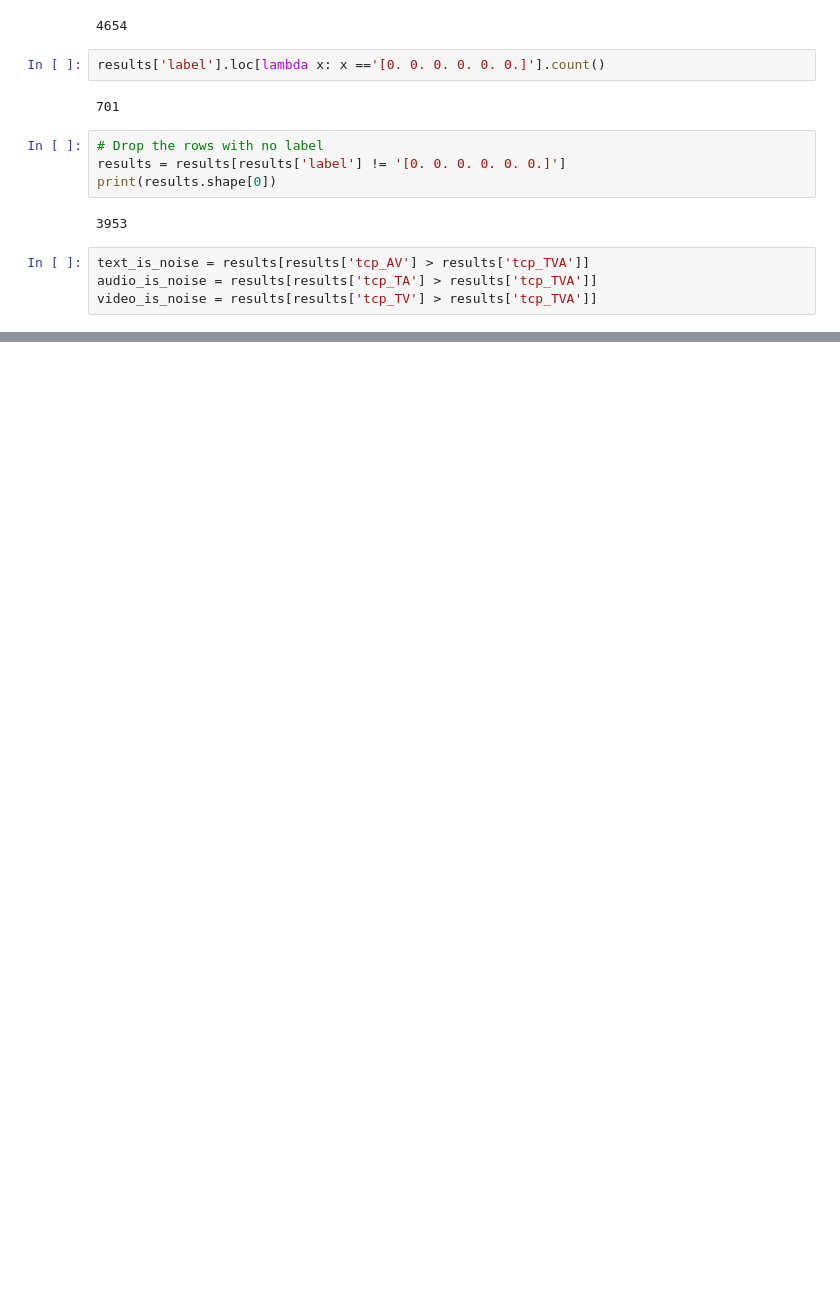
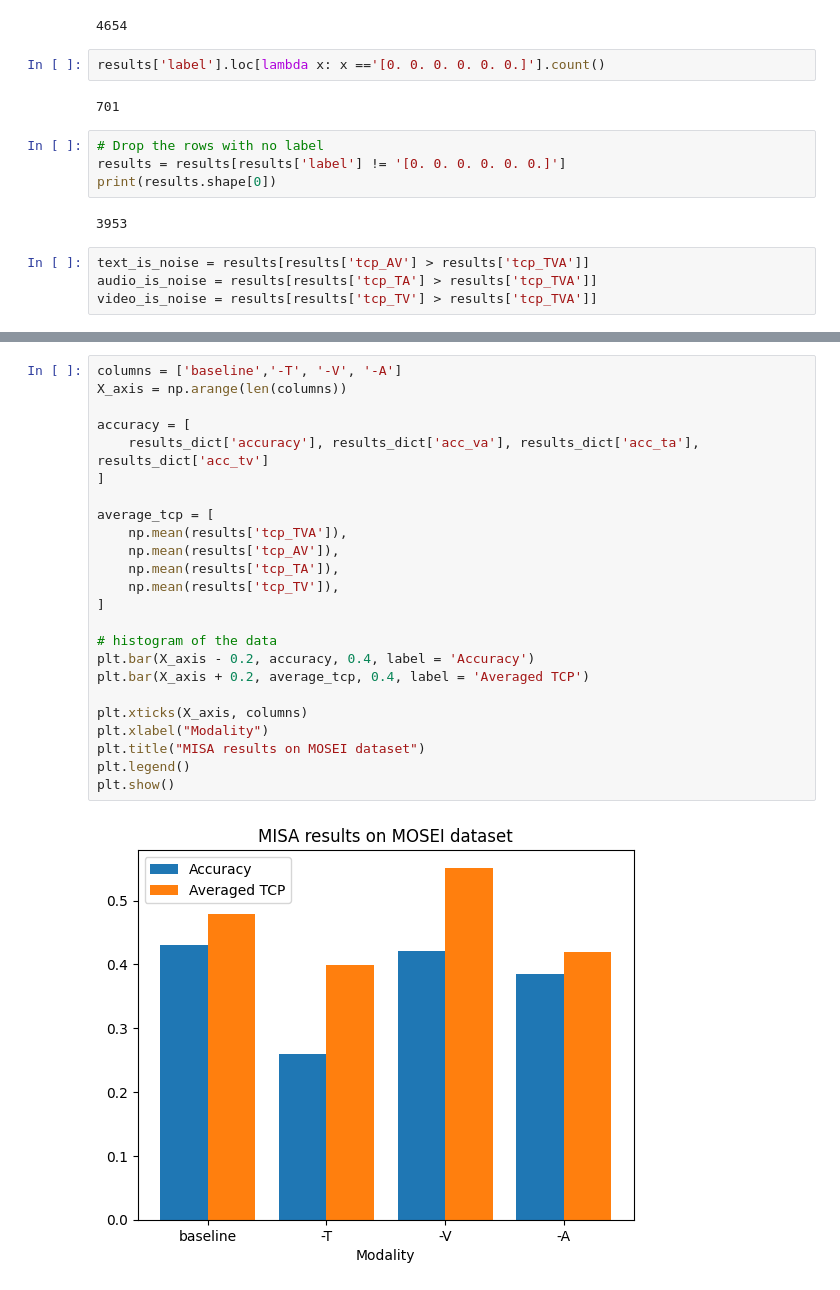
Before and after one commit to SoyeonHH/MMDA, a Jupyter notebook: analysis.ipynb, the cells around one changed output, grey strips where cells are left out. Cells and saved outputs as stored; diff of their text form; blank space fills up the shorter version.

```diff
--- a/analysis.ipynb
+++ b/analysis.ipynb
@@ -102,0 +135,26 @@ plt.show()
+# %%
+columns = ['baseline','-T', '-V', '-A']
+X_axis = np.arange(len(columns))
+
+accuracy = [
+    results_dict['accuracy'], results_dict['acc_va'], results_dict['acc_ta'], results_dict['acc_tv']
+]
+
+average_tcp = [
+    np.mean(results['tcp_TVA']),
+    np.mean(results['tcp_AV']),
+    np.mean(results['tcp_TA']),
+    np.mean(results['tcp_TV']),
+]
+
+# histogram of the data
+plt.bar(X_axis - 0.2, accuracy, 0.4, label = 'Accuracy')
+plt.bar(X_axis + 0.2, average_tcp, 0.4, label = 'Averaged TCP')
+
+plt.xticks(X_axis, columns)
+plt.xlabel("Modality")
+plt.title("MISA results on MOSEI dataset")
+plt.legend()
+plt.show()
+# %% [output]
+[figure, added]
```
Also changed, not shown: parts of 10 cells of this notebook, 1 other file.
